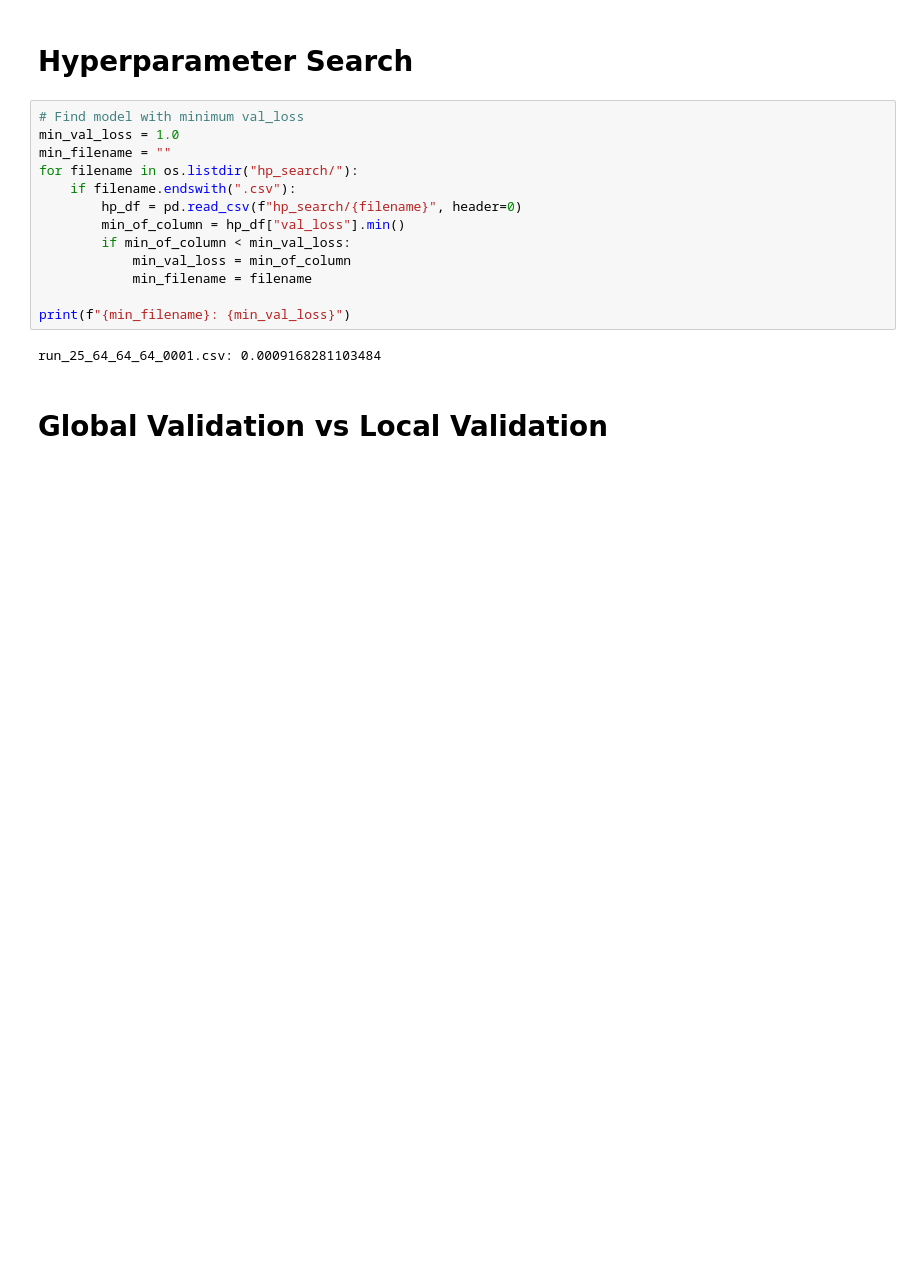
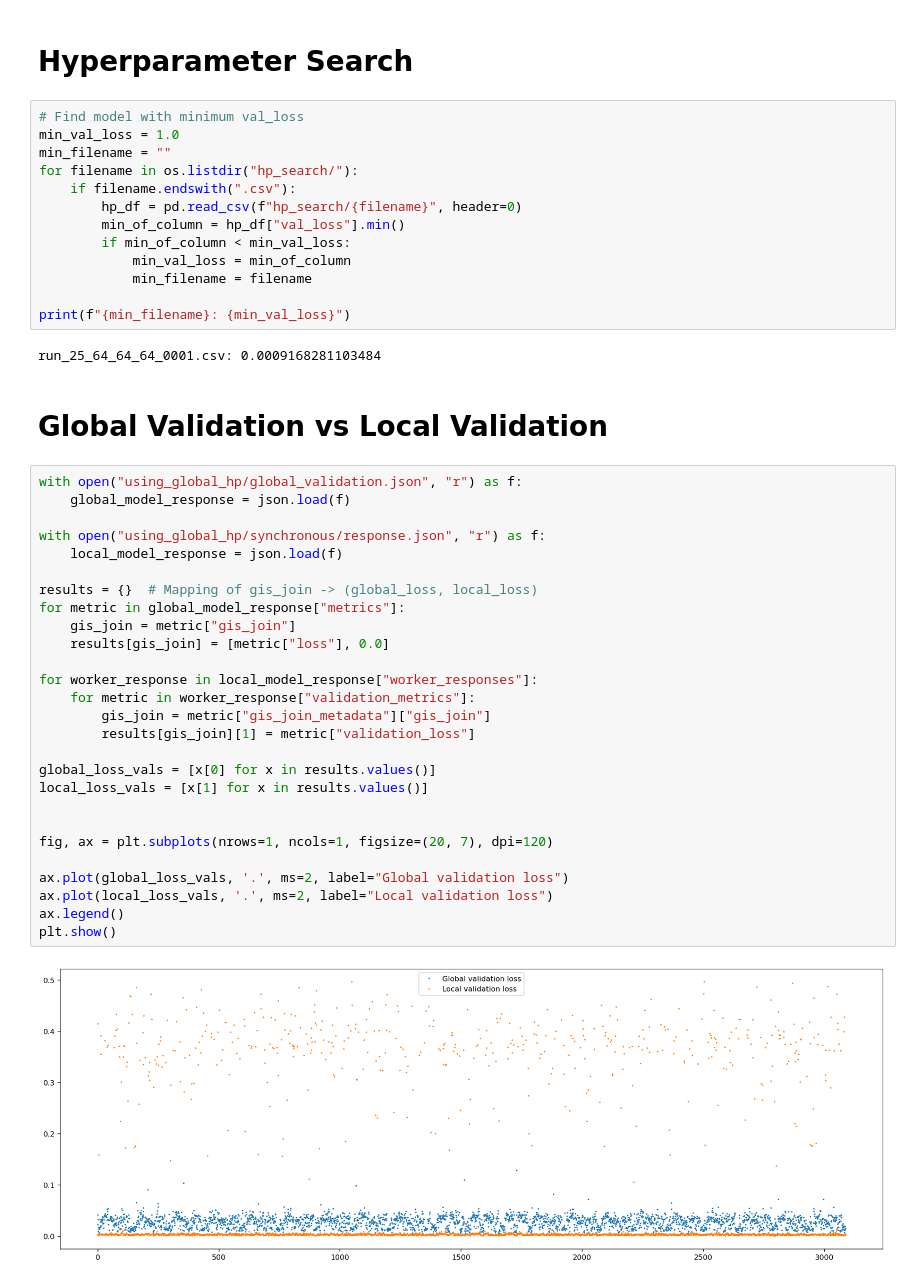
Before and after one commit to inf0rmatiker/model-service, a Jupyter notebook: experiments/calebs_notebook.ipynb, the cells around one changed output. Cells and saved outputs as stored; diff of their text form; blank space fills up the shorter version.

```diff
--- a/experiments/calebs_notebook.ipynb
+++ b/experiments/calebs_notebook.ipynb
@@ -109,3 +135,32 @@ print(f"{min_filename}: {min_val_loss}")
 run_25_64_64_64_0001.csv: 0.0009168281103484
 # %% [markdown]
 # Global Validation vs Local Validation
+# %%
+with open("using_global_hp/global_validation.json", "r") as f:
+    global_model_response = json.load(f)
+
+with open("using_global_hp/synchronous/response.json", "r") as f:
+    local_model_response = json.load(f)
+
+results = {}  # Mapping of gis_join -> (global_loss, local_loss)
+for metric in global_model_response["metrics"]:
+    gis_join = metric["gis_join"]
+    results[gis_join] = [metric["loss"], 0.0]
+
+for worker_response in local_model_response["worker_responses"]:
+    for metric in worker_response["validation_metrics"]:
+        gis_join = metric["gis_join_metadata"]["gis_join"]
+        results[gis_join][1] = metric["validation_loss"]
+
+global_loss_vals = [x[0] for x in results.values()]
+local_loss_vals = [x[1] for x in results.values()]
+
+
+fig, ax = plt.subplots(nrows=1, ncols=1, figsize=(20, 7), dpi=120)
+
+ax.plot(global_loss_vals, '.', ms=2, label="Global validation loss")
+ax.plot(local_loss_vals, '.', ms=2, label="Local validation loss")
+ax.legend()
+plt.show()
+# %% [output]
+[figure, added]
```
Also changed, not shown: parts of 3 cells of this notebook, 6 other files.
